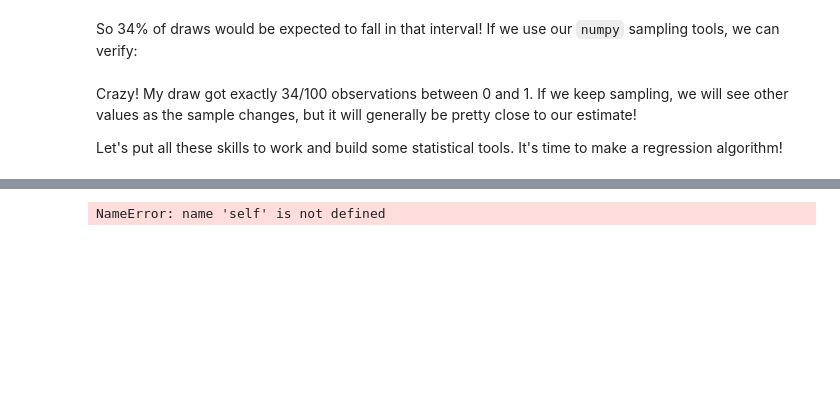
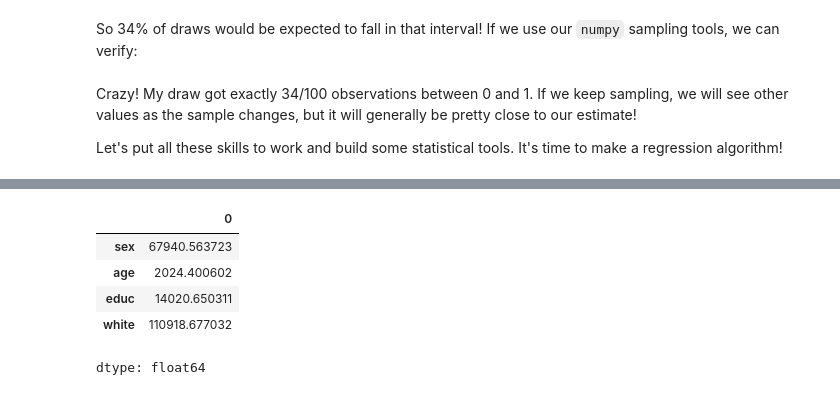
Before and after one commit to anicklous/econ8320-assignment-08, a Jupyter notebook: Lesson.ipynb, the cells around one changed output, grey strips where cells are left out. Drawn from its saved outputs; the diff is of its cells as text; code cells hidden in the pictures; blank space fills up the shorter version.

```diff
--- a/Lesson.ipynb
+++ b/Lesson.ipynb
@@ -386,16 +386,27 @@ class RegressionModel(object):
       tstat = beta / stdErr
       pval = t.sf(tstat, df)
 # %%
+import numpy as np
+import pandas as pd
+from scipy.stats import t
+
 data = pd.read_csv("https://github.com/dustywhite7/Econ8320/raw/refs/heads/master/AssignmentData/assignment8Data.csv")
 x = data[['sex','age','educ','white']]
 y = data['incwage']
 
 beta = (1 / (x.T @ x)) @ x.T @ y #calculating beta
-unbiased = [(y - x @ beta).T@(y - x @ beta)]/() #n-k is degrees of freedom (rows-cols). use x.shape[0]-x.shape[1]
-estimator = unbiased * (x.T @ x) #look up how to invert matrix
-variance = np.diag(estimator)
-stdErr = np.sqrt(variance)
-tstat = beta / stdErr
-pval = t.sf(tstat, df) #calculate n-k before
+#unbiased = [(y - x @ beta).T@(y - x @ beta)]/() #n-k is degrees of freedom (rows-cols). use x.shape[0]-x.shape[1]
+#estimator = unbiased * (x.T @ x) #look up how to invert matrix
+#variance = np.diag(estimator)
+#stdErr = np.sqrt(variance)
+#tstat = beta / stdErr
+#pval = t.sf(tstat, df) #calculate n-k before
-# %% [output]
-NameError: name 'self' is not defined
+# %%
+beta
+# %% [output]
+|  | 0 |
+| sex | 67940.563723 |
+| age | 2024.400602 |
+| educ | 14020.650311 |
+| white | 110918.677032 |
+dtype: float64
```
